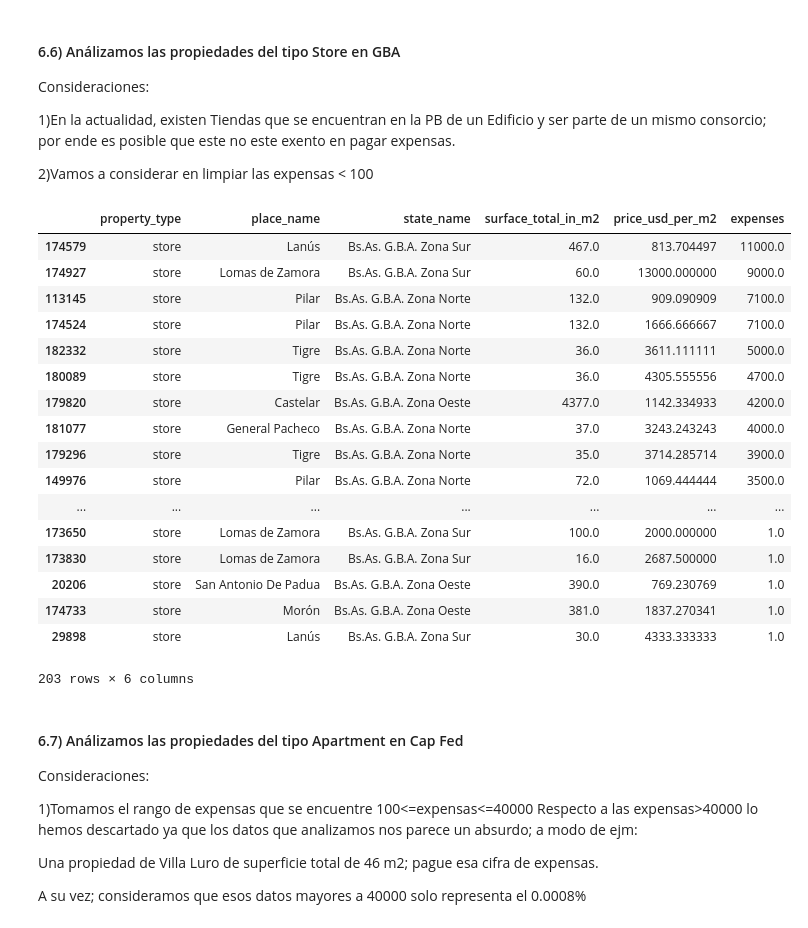
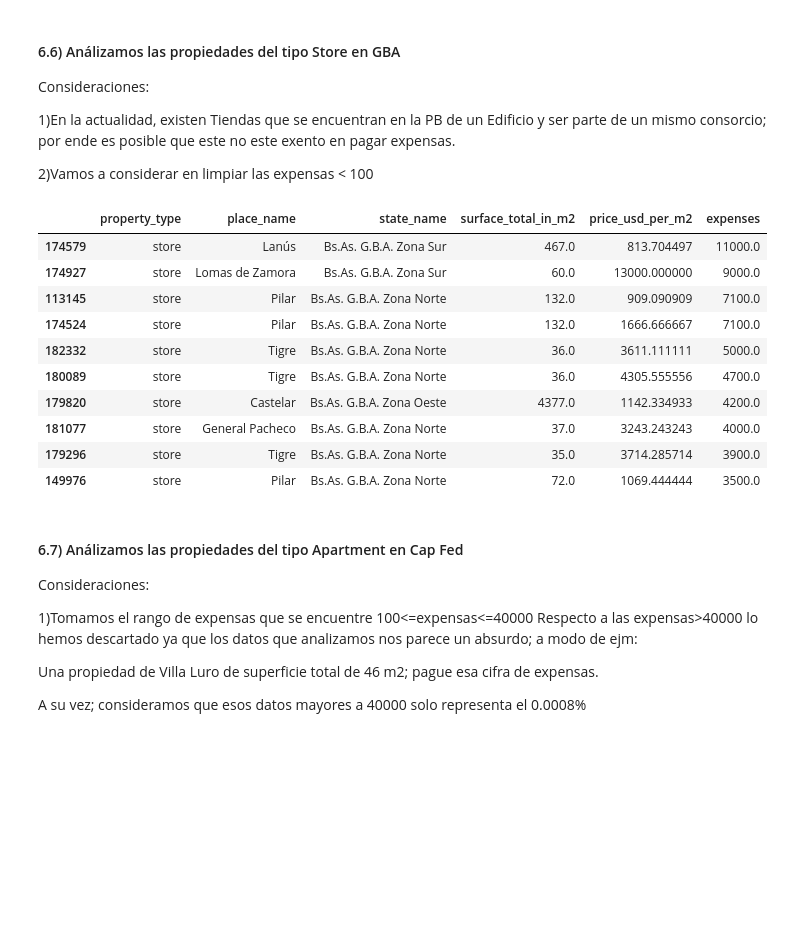
Before and after one commit to ariel55/survivingdata, a Jupyter notebook: yuri.ipynb, the cells around one changed output. Drawn from its saved outputs; the diff is of its cells as text; code cells hidden in the pictures; blank space fills up the shorter version.

```diff
--- a/yuri.ipynb
+++ b/yuri.ipynb
@@ -550,26 +579,19 @@ Consideraciones:
 2)Vamos a considerar en limpiar las expensas < 100
 # %%
 ExpensasDelTipoStoreGBA=ExpensasGBA.loc[ExpensasGBA.property_type=='store',:].sort_values('expenses',ascending=False)
-ExpensasDelTipoStoreGBA
+ExpensasDelTipoStoreGBA.head(10)
 # %% [output]
 |  | property_type | place_name | state_name | surface_total_in_m2 | price_usd_per_m2 | expenses |
 | 174579 | store | Lanús | Bs.As. G.B.A. Zona Sur | 467.0 | 813.704497 | 11000.0 |
 | 174927 | store | Lomas de Zamora | Bs.As. G.B.A. Zona Sur | 60.0 | 13000.000000 | 9000.0 |
 | 113145 | store | Pilar | Bs.As. G.B.A. Zona Norte | 132.0 | 909.090909 | 7100.0 |
 | 174524 | store | Pilar | Bs.As. G.B.A. Zona Norte | 132.0 | 1666.666667 | 7100.0 |
 | 182332 | store | Tigre | Bs.As. G.B.A. Zona Norte | 36.0 | 3611.111111 | 5000.0 |
 | 180089 | store | Tigre | Bs.As. G.B.A. Zona Norte | 36.0 | 4305.555556 | 4700.0 |
 | 179820 | store | Castelar | Bs.As. G.B.A. Zona Oeste | 4377.0 | 1142.334933 | 4200.0 |
 | 181077 | store | General Pacheco | Bs.As. G.B.A. Zona Norte | 37.0 | 3243.243243 | 4000.0 |
 | 179296 | store | Tigre | Bs.As. G.B.A. Zona Norte | 35.0 | 3714.285714 | 3900.0 |
 | 149976 | store | Pilar | Bs.As. G.B.A. Zona Norte | 72.0 | 1069.444444 | 3500.0 |
-| ... | ... | ... | ... | ... | ... | ... |
-| 173650 | store | Lomas de Zamora | Bs.As. G.B.A. Zona Sur | 100.0 | 2000.000000 | 1.0 |
-| 173830 | store | Lomas de Zamora | Bs.As. G.B.A. Zona Sur | 16.0 | 2687.500000 | 1.0 |
-| 20206 | store | San Antonio De Padua | Bs.As. G.B.A. Zona Oeste | 390.0 | 769.230769 | 1.0 |
-| 174733 | store | Morón | Bs.As. G.B.A. Zona Oeste | 381.0 | 1837.270341 | 1.0 |
-| 29898 | store | Lanús | Bs.As. G.B.A. Zona Sur | 30.0 | 4333.333333 | 1.0 |
-203 rows × 6 columns
 # %% [markdown]
 ####  6.7) Análizamos las propiedades del tipo Apartment en Cap Fed
 Consideraciones:
```
Also changed, not shown: parts of 45 cells of this notebook.
